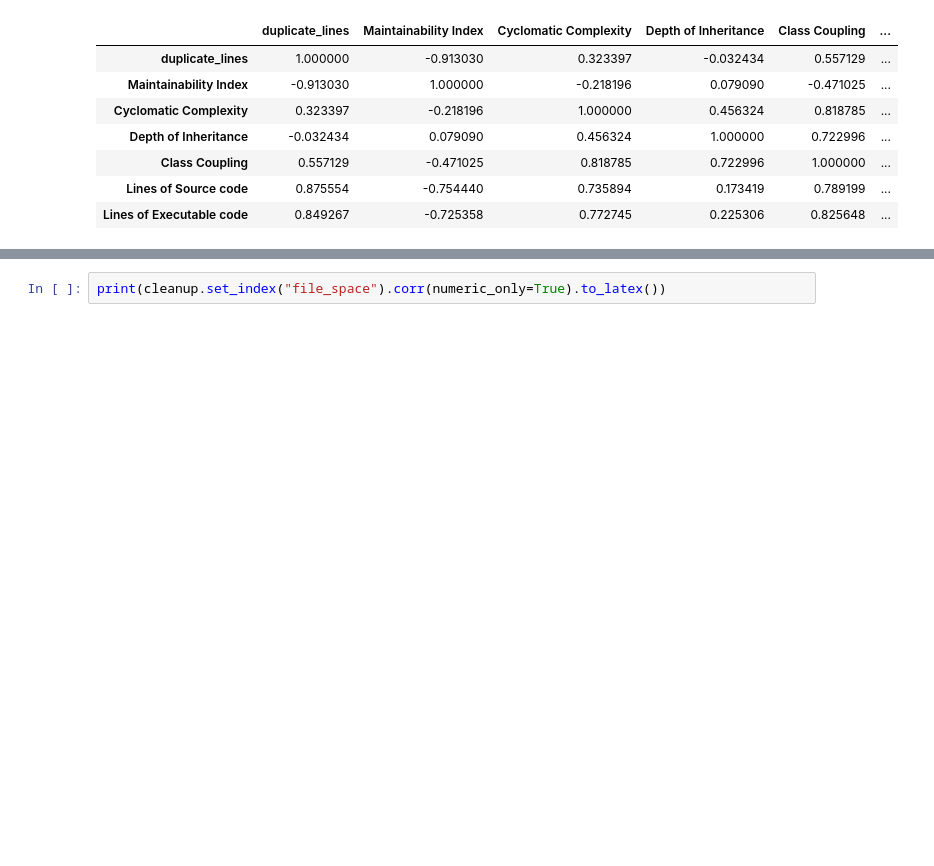
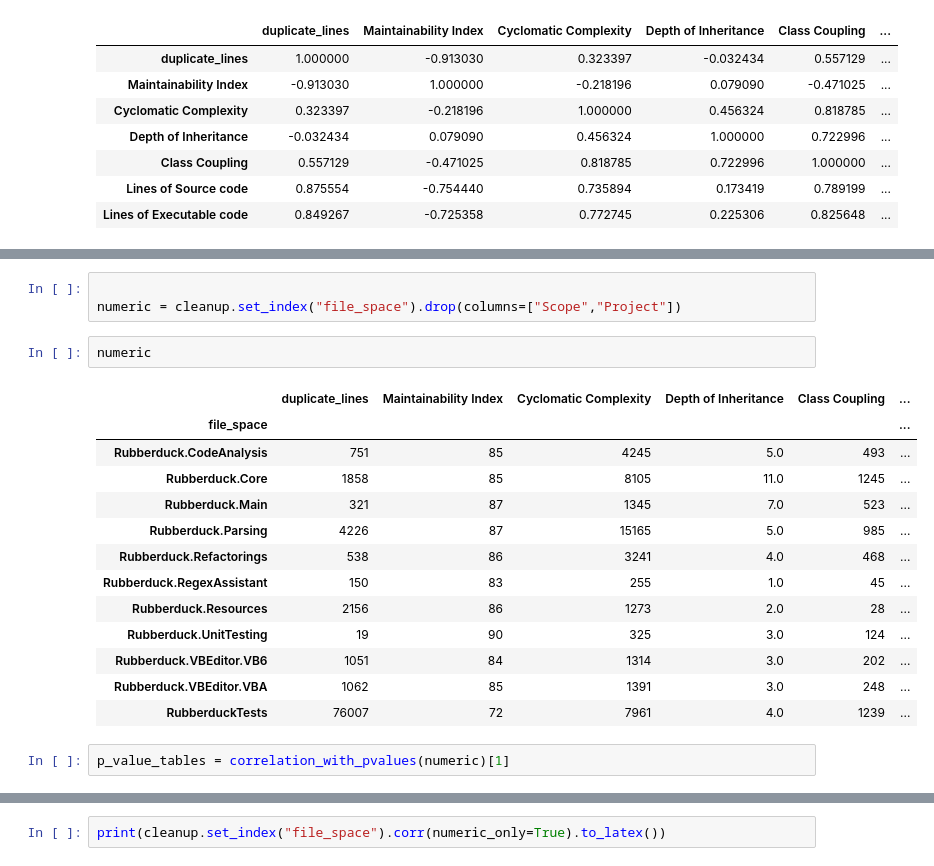
Before and after one commit to FYYHU/codemetrics, a Jupyter notebook: analyze.ipynb, the cells around one changed output, grey strips where cells are left out. Cells and saved outputs as stored; diff of their text form; blank space fills up the shorter version.

Commit message:
add pvalue matrix code

```diff
--- a/analyze.ipynb
+++ b/analyze.ipynb
@@ -160,0 +187,21 @@ cleanup.set_index("file_space").corr(numeric_only=True)
+# %%
+
+numeric = cleanup.set_index("file_space").drop(columns=["Scope","Project"])
+# %%
+numeric
+# %% [output]
+|  | duplicate_lines | Maintainability Index | Cyclomatic Complexity | Depth of Inheritance | Class Coupling | ... |
+| file_space |  |  |  |  |  | ... |
+| Rubberduck.CodeAnalysis | 751 | 85 | 4245 | 5.0 | 493 | ... |
+| Rubberduck.Core | 1858 | 85 | 8105 | 11.0 | 1245 | ... |
+| Rubberduck.Main | 321 | 87 | 1345 | 7.0 | 523 | ... |
+| Rubberduck.Parsing | 4226 | 87 | 15165 | 5.0 | 985 | ... |
+| Rubberduck.Refactorings | 538 | 86 | 3241 | 4.0 | 468 | ... |
+| Rubberduck.RegexAssistant | 150 | 83 | 255 | 1.0 | 45 | ... |
+| Rubberduck.Resources | 2156 | 86 | 1273 | 2.0 | 28 | ... |
+| Rubberduck.UnitTesting | 19 | 90 | 325 | 3.0 | 124 | ... |
+| Rubberduck.VBEditor.VB6 | 1051 | 84 | 1314 | 3.0 | 202 | ... |
+| Rubberduck.VBEditor.VBA | 1062 | 85 | 1391 | 3.0 | 248 | ... |
+| RubberduckTests | 76007 | 72 | 7961 | 4.0 | 1239 | ... |
+# %%
+p_value_tables = correlation_with_pvalues(numeric)[1]
```
Also changed, not shown: parts of 3 cells of this notebook.
